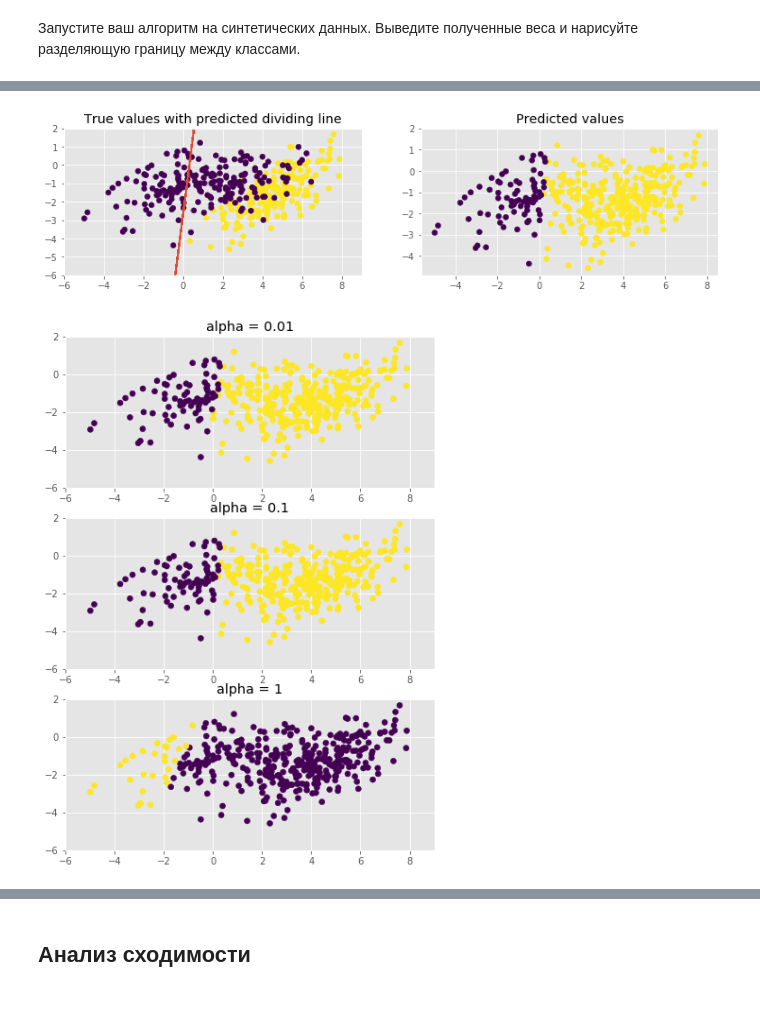
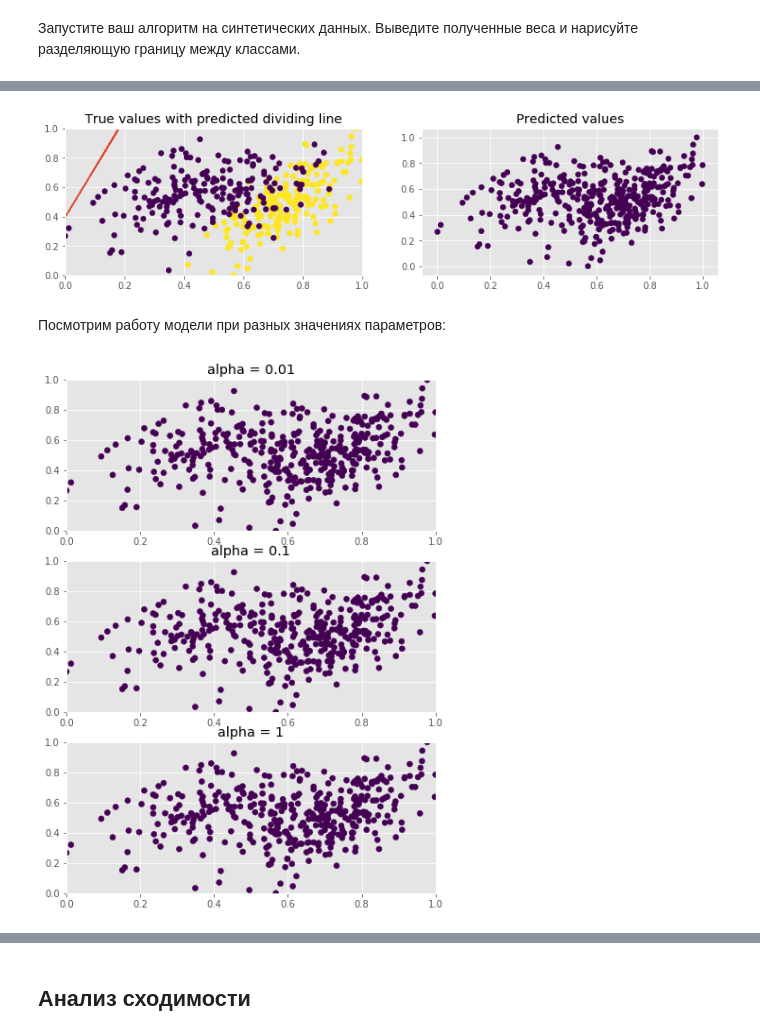
Before and after one commit to mmariyavyatkina/otus_course, a Jupyter notebook: HW3/Logreg.ipynb, the cells around one changed output, grey strips where cells are left out. Drawn from its saved outputs; the diff is of its cells as text; code cells hidden in the pictures; blank space fills up the shorter version.

```diff
--- a/HW3/Logreg.ipynb
+++ b/HW3/Logreg.ipynb
@@ -65,9 +66,9 @@ class MySGDClassifier(BaseEstimator, ClassifierMixin):
 
         # in a list 1 value - for theta, 2 value - for costs counting
         if self.penalty == 'l1':
-            f = [self.C*np.sign(theta), self.C*np.abs(theta)]
+            f = self.C*np.sign(theta)
         elif self.penalty == 'l2':
-            f = [self.C*theta, (self.C/2)*theta.T.dot(theta)]
+            f = self.C*theta
         return f
 
     def fit(self, X, y=None):
@@ -88,10 +89,9 @@ class MySGDClassifier(BaseEstimator, ClassifierMixin):
                 yi = y[idx] # take target value from string
                 y_hat = self.f_sigma(xi.dot(theta))
                 gradient = (xi.T.dot(y_hat - yi))
+                theta = theta - self.alpha * (gradient + self.f_regularize(theta)) # correct coefficients
 
-                theta = theta - self.alpha * (gradient + self.f_regularize(theta)[0]) # correct coefficients
-                # cost = -(yi*np.log(y_hat) + (1-yi)*np.log(1 - y_hat))
-            cost = (y*np.log(self.f_sigma(X.dot(theta))) + (1-y)*np.log(1 - self.f_sigma(X.dot(theta)))).mean()
+            cost = (-y*np.log(self.f_sigma(X.dot(theta))) - (1-y)*np.log(1 - self.f_sigma(X.dot(theta)))).mean()
             self.costs.append(cost)
 
         self.coef = theta[1:]
@@ -132,6 +132,8 @@ gauss2 = np.dot(np.random.randn(200, 2) + np.array([1.5, 0]), C2)
 X = np.vstack([gauss1, gauss2])
 y = np.r_[np.ones(200), np.zeros(200)]
 
+X = MinMaxScaler().fit_transform(X)
+
 plt.scatter(X[:,0], X[:,1], c = y)
 plt.show()
 # %% [output]
@@ -139,4 +141,4 @@ plt.show()
 # %%
-model = MySGDClassifier(C = 1, alpha = 0.1, max_epoch = 10, penalty = 'l2')
+model = MySGDClassifier(C = 0.1, alpha = 0.1, max_epoch = 10, penalty = 'l2')
 model.fit(X, y)
 # %% [output]
@@ -155,42 +157,44 @@ ax[0].plot(x_vals, y_vals, '--')
 
 ax[1].scatter(X[:, 0], X[:, 1], c = forecast)
 
-ax[0].set_xlim(-6, 9)
-ax[0].set_ylim(-6, 2)
+ax[0].set_xlim(0, 1)
+ax[0].set_ylim(0, 1)
 
 ax[0].title.set_text('True values with predicted dividing line')
 ax[1].title.set_text('Predicted values')
 
 plt.show()
 # %% [output]
-[figure, old version]
+[figure, new version]
+# %% [markdown]
+Посмотрим работу модели при разных значениях параметров:
 # %%
 fig,ax=plt.subplots(3,1,figsize=(7,10))
 
 model1 = MySGDClassifier(C = 1, alpha = 0.01, max_epoch = 10, penalty = 'l2')
 model1.fit(X, y)
 forecast1 = model1.predict(X)
 ax[0].scatter(X[:, 0], X[:, 1], c = forecast1)
 
 model2 = MySGDClassifier(C = 1, alpha = 0.1, max_epoch = 10, penalty = 'l2')
 model2.fit(X, y)
 forecast2 = model2.predict(X)
 ax[1].scatter(X[:, 0], X[:, 1], c = forecast2)
 
 model3 = MySGDClassifier(C = 1, alpha = 1, max_epoch = 10, penalty = 'l2')
 model3.fit(X, y)
 forecast3 = model3.predict(X)
 ax[2].scatter(X[:, 0], X[:, 1], c = forecast3)
 
 ax[0].title.set_text('alpha = 0.01')
 ax[1].title.set_text('alpha = 0.1')
 ax[2].title.set_text('alpha = 1')
 
 for each in ax.flat:
-    each.set_xlim(-6, 9)
-    each.set_ylim(-6, 2)
+    each.set_xlim(0, 1)
+    each.set_ylim(0, 1)
 # %% [output]
-[figure, old version]
+[figure, new version]
 # %%
 fig,ax=plt.subplots(2,2,figsize=(12,7))
 
```
Also changed, not shown: parts of 8 cells of this notebook.
